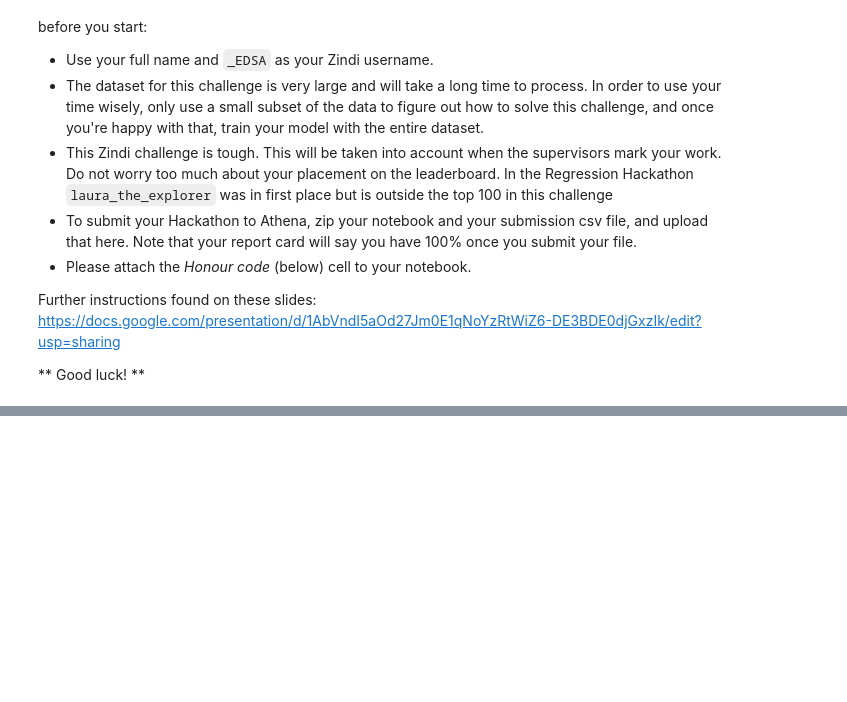
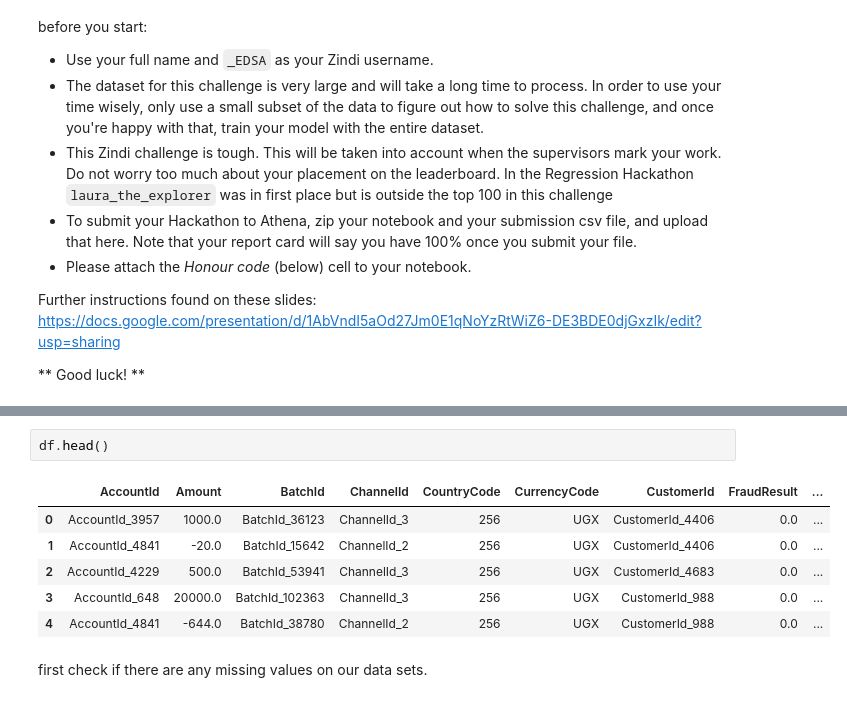
Before and after one commit to Sinesipo/hackathon, a Jupyter notebook: Classification_Hackathon_1074.ipynb, the cells around one changed output, grey strips where cells are left out. Cells and saved outputs as stored; diff of their text form; blank space fills up the shorter version.

```diff
--- a/Classification_Hackathon_1074.ipynb
+++ b/Classification_Hackathon_1074.ipynb
@@ -20,0 +59,11 @@ Non-compliance with the honour code constitutes a material breach of contract.
+# %%
+df.head()
+# %% [output]
+|  | AccountId | Amount | BatchId | ChannelId | CountryCode | CurrencyCode | CustomerId | FraudResult | ... |
+| 0 | AccountId_3957 | 1000.0 | BatchId_36123 | ChannelId_3 | 256 | UGX | CustomerId_4406 | 0.0 | ... |
+| 1 | AccountId_4841 | -20.0 | BatchId_15642 | ChannelId_2 | 256 | UGX | CustomerId_4406 | 0.0 | ... |
+| 2 | AccountId_4229 | 500.0 | BatchId_53941 | ChannelId_3 | 256 | UGX | CustomerId_4683 | 0.0 | ... |
+| 3 | AccountId_648 | 20000.0 | BatchId_102363 | ChannelId_3 | 256 | UGX | CustomerId_988 | 0.0 | ... |
+| 4 | AccountId_4841 | -644.0 | BatchId_38780 | ChannelId_2 | 256 | UGX | CustomerId_988 | 0.0 | ... |
+# %% [markdown]
+first check if there are any missing values on our data sets.
```
Also changed, not shown: parts of 86 cells of this notebook.
